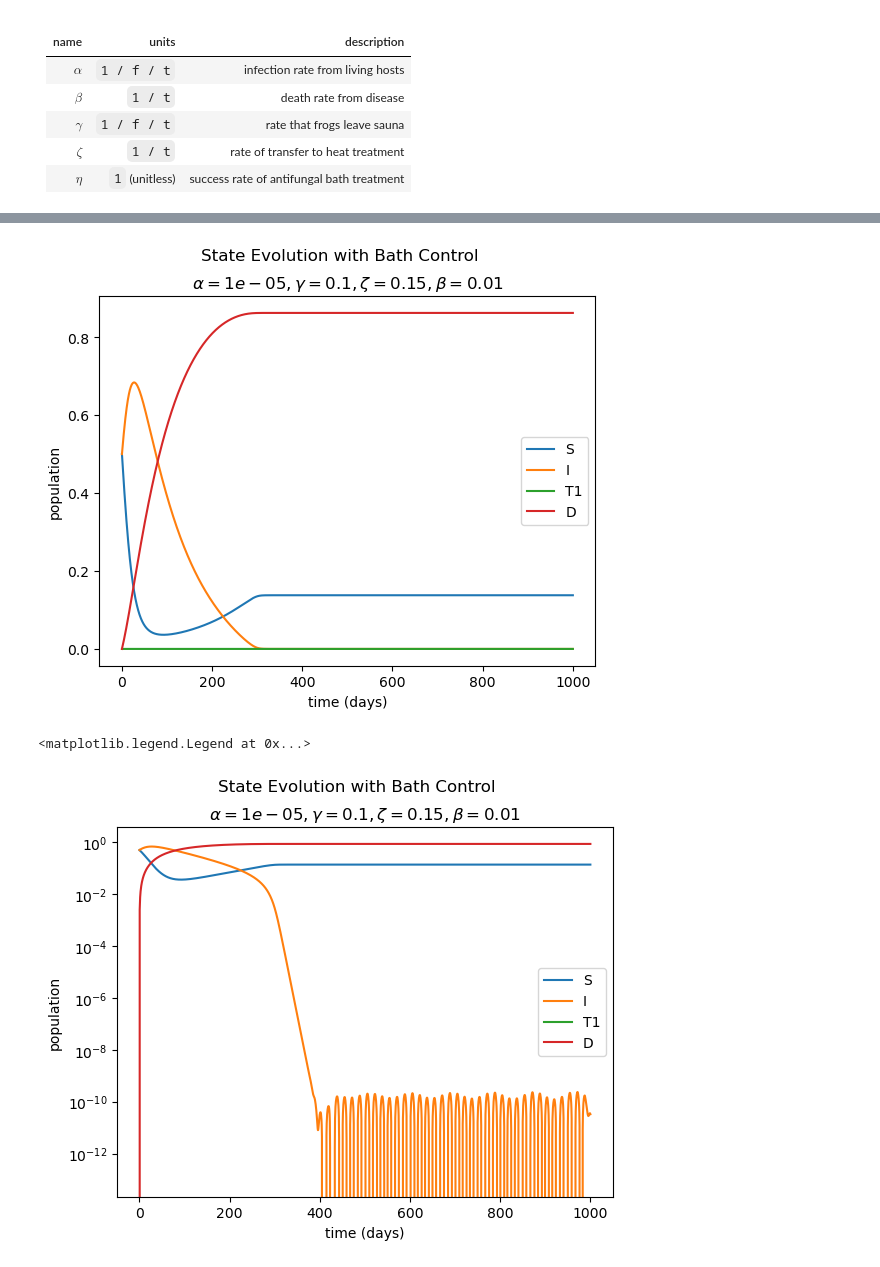
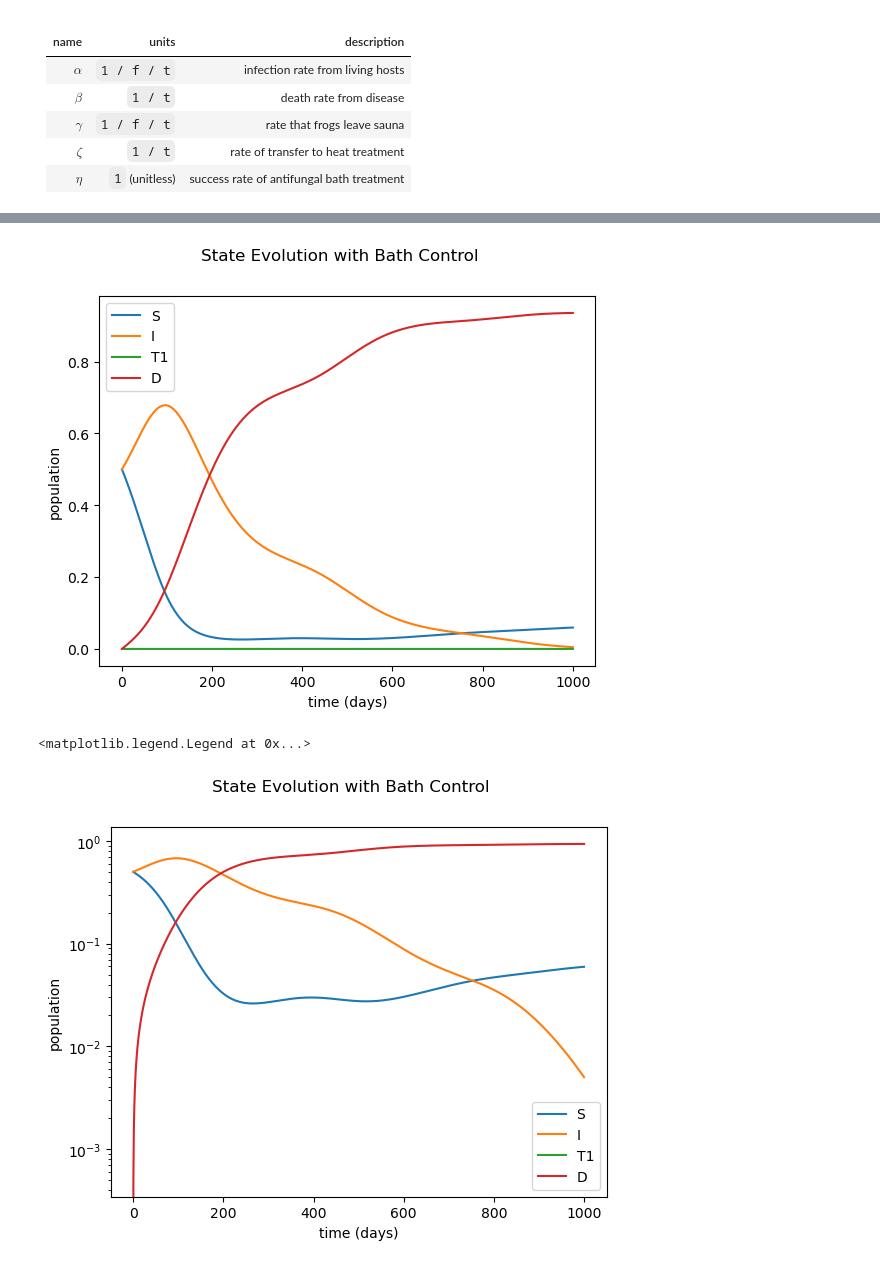
Before and after one commit to ACME-Vol4-Project1/save-axolotls-control, a Jupyter notebook: test_model.ipynb, the cells around one changed output, grey strips where cells are left out. Saved outputs shown, nothing was run; the diff lists cells and outputs as text; code cells hidden in the pictures.

Commit message:
feat: explore seasonal component

```diff
--- a/test_model.ipynb
+++ b/test_model.ipynb
@@ -170,10 +176,15 @@ tsteps = 2000
 
 # params
 y_init = np.array([4000, 4000, 0, 0]) # 4k for y_init susceptible and infected
-alpha, gamma, zeta, beta = .00001, 0.1, 0.15, 0.01 # central time average parameter estimates
+gamma, zeta = 0.1, 0.15 # central time average parameter estimates
 K, eta, xi = lambda u1: 365 * u1 / 2, lambda u2: 1, lambda u2, I: u2 / (I + 50) / 100 # control functions
-control1 = 0, 1000 # we have some frog bathers
+control1 = 0, 100 # we have some frog bathers
 control2 = K, eta, xi # other parameters
+
+# season starts in summer
+theta = lambda t: 2 * np.pi * t / 365
+alpha = lambda theta: 0.0000025 * (1 + 0.5 * np.cos(theta + 1.25 * np.pi)) # seasonal alpha
+beta = lambda theta: ((0.002 + 0.006) + (0.006 - 0.002) * np.cos(theta + np.pi))/2 # seasonal beta
 
 # solve for tf days
 t0, tf = 0, 1000
@@ -182,7 +193,7 @@ sol = solve_ivp(
     t_span=[t0, tf],
     y0=y_init,
     t_eval=np.linspace(t0, tf, tsteps),
-    args=[control1, control2, alpha, gamma, zeta, beta]
+    args=[theta, control1, control2, alpha, gamma, zeta, beta]
     )
 
 display(sol)
@@ -195,7 +206,6 @@ plt.plot(sol.t, sol.y[3] / np.sum(y_init), label="D")
 
 # label the graph
 plt.suptitle(fr"State Evolution with Bath Control")
-plt.title(fr"$\alpha = {alpha}, \gamma = {gamma}, \zeta = {zeta}, \beta = {beta}$")
 plt.xlabel("time (days)")
 plt.ylabel("population")
 plt.legend()
@@ -212,7 +222,6 @@ plt.semilogy(sol.t, sol.y[3] / np.sum(y_init), label="D")
 
 # label the graph
 plt.suptitle(fr"State Evolution with Bath Control")
-plt.title(fr"$\alpha = {alpha}, \gamma = {gamma}, \zeta = {zeta}, \beta = {beta}$")
 plt.xlabel("time (days)")
 plt.ylabel("population")
 plt.legend()
@@ -232,8 +241,8 @@ plt.legend()
      njev: 0
       nlu: 0
-[figure, old version]
+[figure, new version]
 <matplotlib.legend.Legend at 0x...>
-[figure, old version]
+[figure, new version]
 # %%
 # $1000 / day in Frog treatment, $10 in sauna, autonomous evolution
 
```
Also changed, not shown: parts of 4 cells of this notebook, 3 other files.
